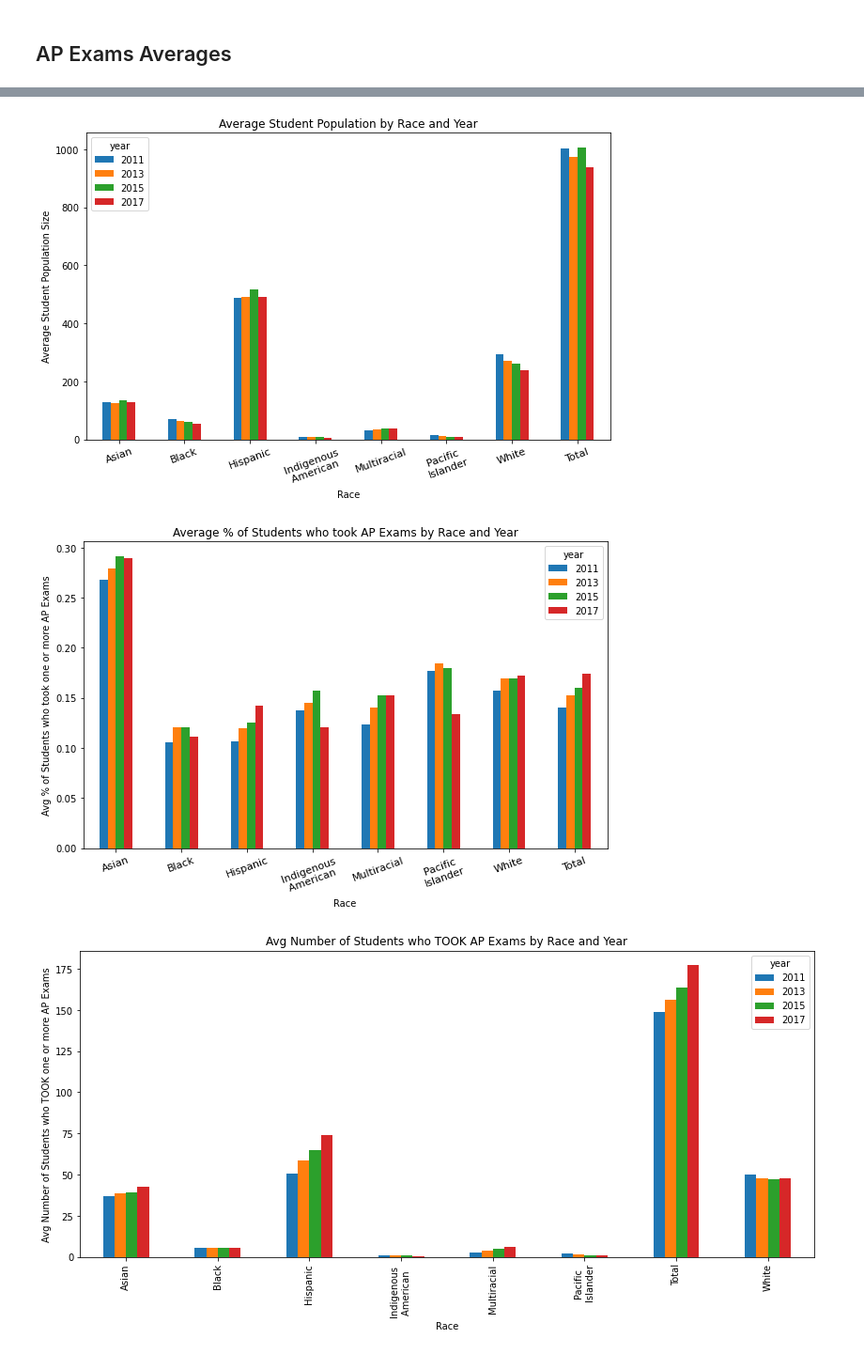
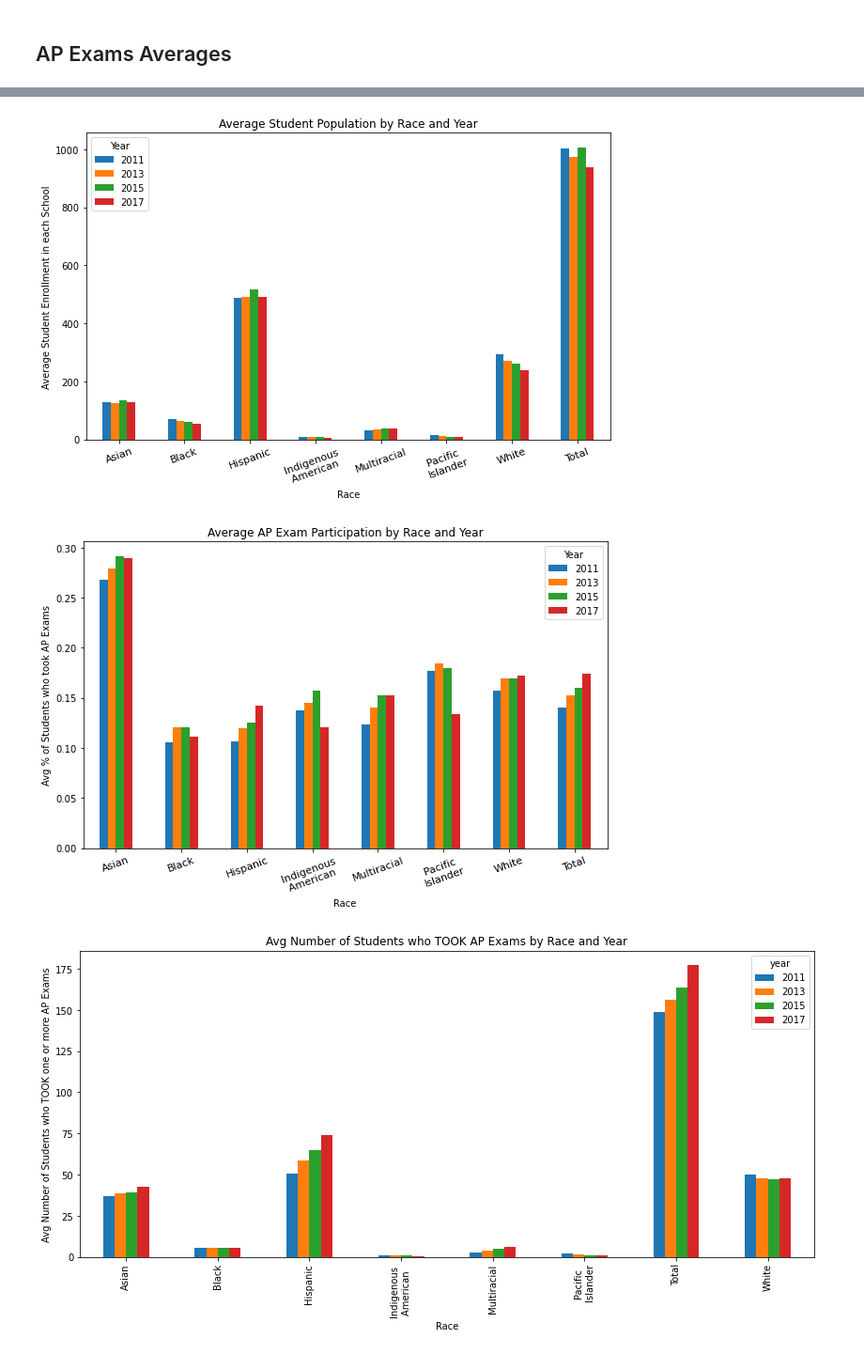
Before and after one commit to meeraduggs/AP-Exams, a Jupyter notebook: EDA/EDA_AP_Exams.ipynb, the cells around one changed output, grey strips where cells are left out. Shown at 94% size. Saved outputs shown, nothing was run; the diff lists cells and outputs as text; code cells hidden in the pictures.

```diff
--- a/EDA/EDA_AP_Exams.ipynb
+++ b/EDA/EDA_AP_Exams.ipynb
@@ -159,6 +159,7 @@ race_dict = {1 : 'White', 2 : 'Black', 3: 'Hispanic', 4 : 'Asian',
              7 : "Multiracial", 8 : "Nonresident alien", 9 : "Unknown",
              20 : "Other", 99 : "Total"}
 ap_rates = ap_rates.replace({"race": race_dict})
+ap_rates.rename(columns = {'year': 'Year'}, inplace = True)
 # %%
 ap_rates
 # %% [output]
@@ -176,25 +177,27 @@ ap_rates
 | 104326 | 6.911371e+10 | 2017 | 99 | Total | 691137.0 | 0.000000 | 0.048780 | ... |
 104327 rows × 35 columns
 # %%
-ap_rates.groupby(['race', 'year'])['enrollment_crdc'].mean().unstack().reindex(['Asian', 'Black', 'Hispanic',
+ap_rates.groupby(['race', 'Year'])['enrollment_crdc'].mean().unstack().reindex(['Asian', 'Black', 'Hispanic',
                                                                                 'Indigenous \nAmerican ',
                                                                                 "Multiracial", "Pacific \nIslander",
                                                                                 'White', "Total"]).plot(
     kind='bar', figsize=(10,6), title='Average Student Population by Race and Year',
-    ylabel='Average Student Population Size', xlabel='Race')
-plt.xticks(rotation = 20, fontsize=11);
+    ylabel='Average Student Enrollment in each School', xlabel='Race')
+plt.xticks(rotation = 20, fontsize=11)
+plt.savefig('PctPop.png', dpi=150);
 # %% [output]
-[figure, old version]
+[figure, new version]
 # %%
-ap_rates.groupby(['race', 'year'])['students_AP_exam_oneormore'].mean().unstack().reindex(['Asian', 'Black', 'Hispanic',
+ap_rates.groupby(['race', 'Year'])['students_AP_exam_oneormore'].mean().unstack().reindex(['Asian', 'Black', 'Hispanic',
                                                                                 'Indigenous \nAmerican ',
                                                                                 "Multiracial", "Pacific \nIslander",
                                                                                 'White', "Total"]).plot(
-    kind='bar', figsize=(10,6), title='Average % of Students who took AP Exams by Race and Year',
-    ylabel='Avg % of Students who took one or more AP Exams', xlabel='Race')
-plt.xticks(rotation = 20, fontsize=11);
+    kind='bar', figsize=(10,6), title='Average AP Exam Participation by Race and Year',
+    ylabel='Avg % of Students who took AP Exams', xlabel='Race')
+plt.xticks(rotation = 20, fontsize=11)
+plt.savefig('PctParticipation.png', dpi=150);
 # %% [output]
-[figure, old version]
+[figure, new version]
 # %%
 ap_cali.groupby(['race', 'year'])['students_AP_exam_oneormore'].mean().unstack().plot(
     kind='bar', figsize=(14,6), title='Avg Number of Students who TOOK AP Exams by Race and Year',
```
Also changed, not shown: parts of 1 cell of this notebook, 7 other files.
